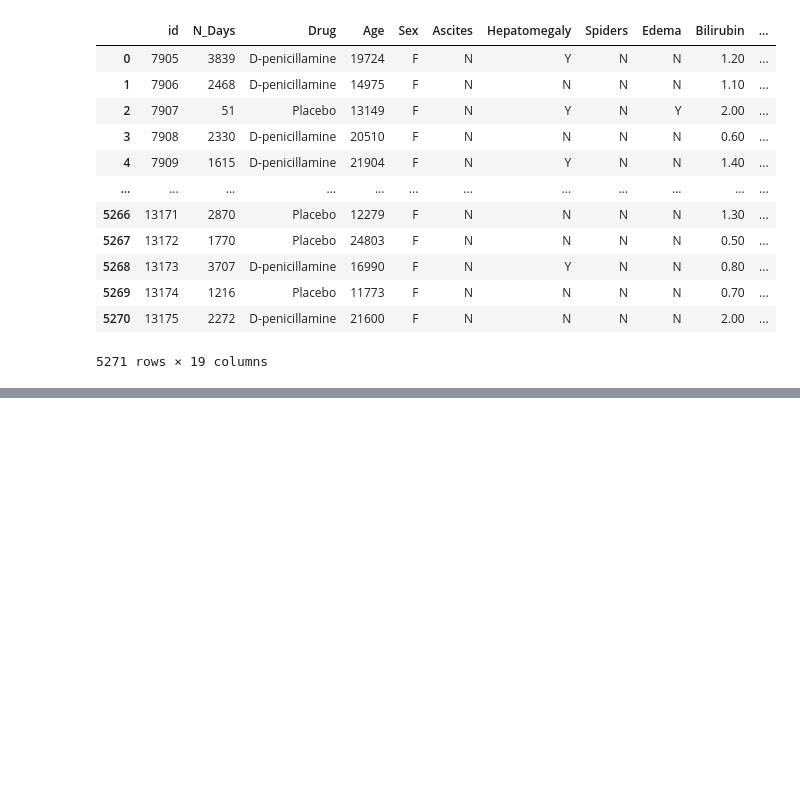
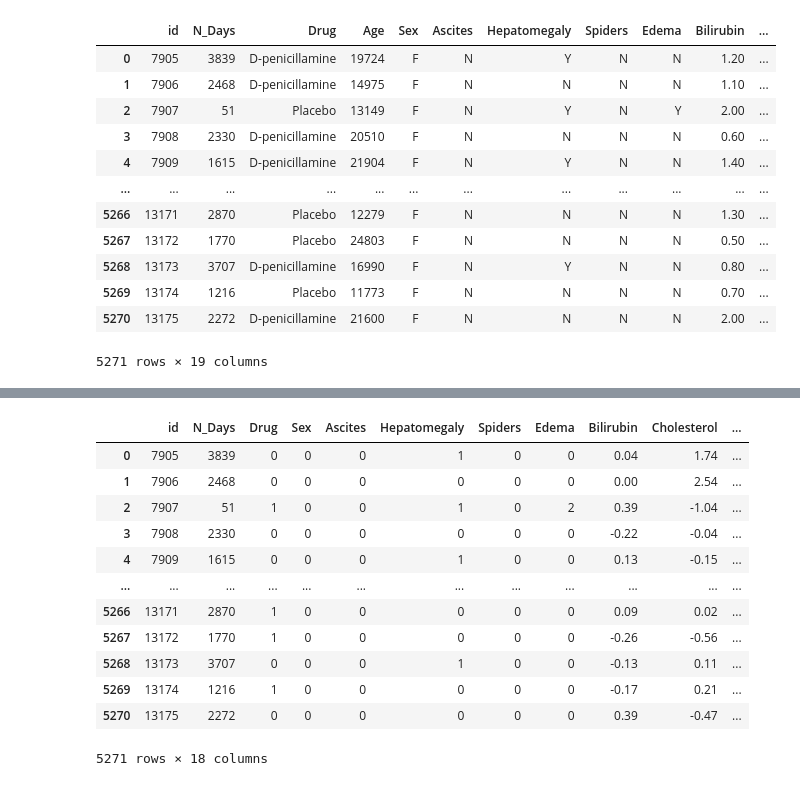
Before and after one commit to NareshGusain/Kaggle-Competition, a Jupyter notebook: Multi-Class_Prediction_of_Cirrhosis/preprocesing.ipynb, the cells around one changed output, grey strips where cells are left out. Saved outputs shown, nothing was run; the diff lists cells and outputs as text; code cells hidden in the pictures; blank space fills up the shorter version.

```diff
--- a/Multi-Class_Prediction_of_Cirrhosis/preprocesing.ipynb
+++ b/Multi-Class_Prediction_of_Cirrhosis/preprocesing.ipynb
@@ -388,0 +447,20 @@ df_test
+# %%
+columns_to_scale = ["Bilirubin", "Cholesterol", "Albumin", "Copper", "Alk_Phos", "SGOT", "Tryglicerides", "Platelets", "Prothrombin"]
+
+# Apply the RobustScaler to the specified columns
+df_test[columns_to_scale] = robust_scaler.fit_transform(df_test[columns_to_scale])
+df_test
+# %% [output]
+|  | id | N_Days | Drug | Sex | Ascites | Hepatomegaly | Spiders | Edema | Bilirubin | Cholesterol | ... |
+| 0 | 7905 | 3839 | 0 | 0 | 0 | 1 | 0 | 0 | 0.04 | 1.74 | ... |
+| 1 | 7906 | 2468 | 0 | 0 | 0 | 0 | 0 | 0 | 0.00 | 2.54 | ... |
+| 2 | 7907 | 51 | 1 | 0 | 0 | 1 | 0 | 2 | 0.39 | -1.04 | ... |
+| 3 | 7908 | 2330 | 0 | 0 | 0 | 0 | 0 | 0 | -0.22 | -0.04 | ... |
+| 4 | 7909 | 1615 | 0 | 0 | 0 | 1 | 0 | 0 | 0.13 | -0.15 | ... |
+| ... | ... | ... | ... | ... | ... | ... | ... | ... | ... | ... | ... |
+| 5266 | 13171 | 2870 | 1 | 0 | 0 | 0 | 0 | 0 | 0.09 | 0.02 | ... |
+| 5267 | 13172 | 1770 | 1 | 0 | 0 | 0 | 0 | 0 | -0.26 | -0.56 | ... |
+| 5268 | 13173 | 3707 | 0 | 0 | 0 | 1 | 0 | 0 | -0.13 | 0.11 | ... |
+| 5269 | 13174 | 1216 | 1 | 0 | 0 | 0 | 0 | 0 | -0.17 | 0.21 | ... |
+| 5270 | 13175 | 2272 | 0 | 0 | 0 | 0 | 0 | 0 | 0.39 | -0.47 | ... |
+5271 rows × 18 columns
```
Also changed, not shown: parts of 29 cells of this notebook.
